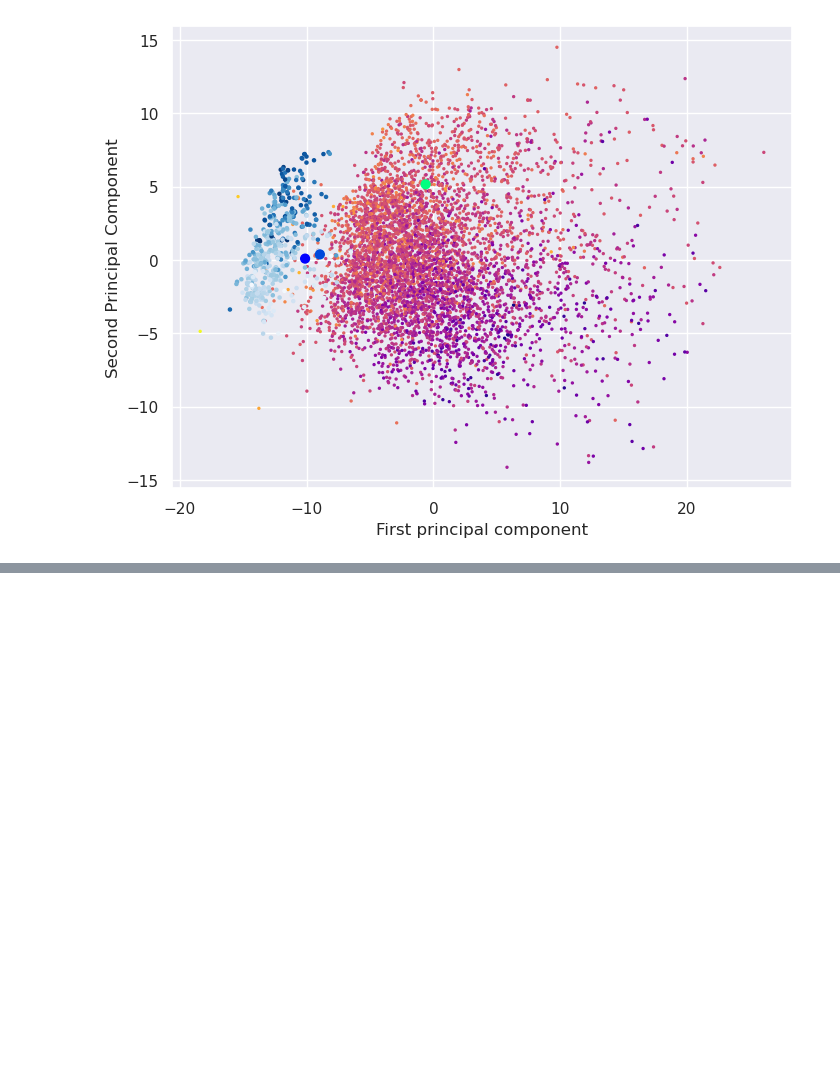
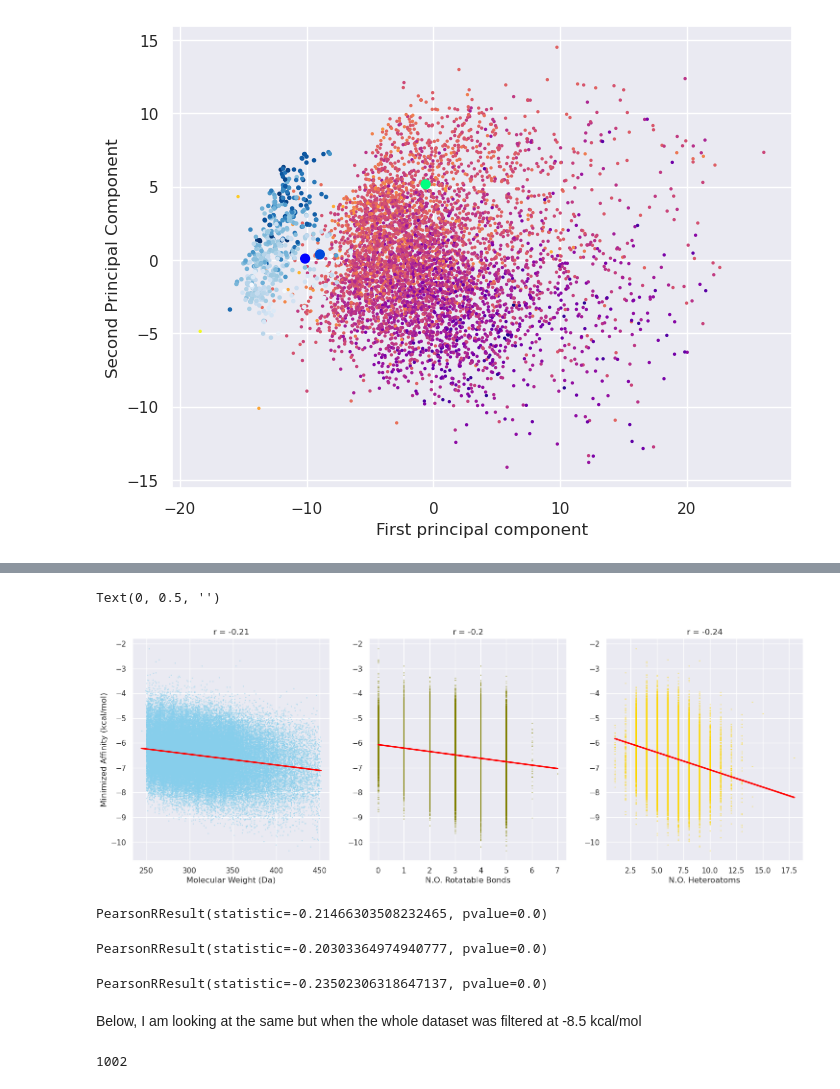
Before and after one commit to ersilia-os/pabb-docking, a Jupyter notebook: notebooks/validation.ipynb, the cells around one changed output, grey strips where cells are left out. Saved outputs shown, nothing was run; the diff lists cells and outputs as text; code cells hidden in the pictures; blank space fills up the shorter version.

```diff
--- a/notebooks/validation.ipynb
+++ b/notebooks/validation.ipynb
@@ -536,0 +627,44 @@ Text(0, 0.5, 'Second Principal Component')
+# %%
+# Correlation between minimizedAffinity and descriptors.
+
+sns.set(style="darkgrid")
+
+fig, axs = plt.subplots(1, 3, figsize=(18, 6))
+
+ax1 = sns.regplot(x="Molecular Weight", y="minimizedAffinity", data=dockinground1,
+                  scatter_kws={"color": "skyblue", "s": 0.2}, line_kws={"color": "red"}, ax=axs[0])
+r1=-0.21
+ax1.set_title("r = {}".format(r1))
+ax1.set_xlabel("Molecular Weight (Da)")
+ax1.set_ylabel("Minimized Affinity (kcal/mol)")
+
+ax2 = sns.regplot(x="Number of Rotatable Bonds", y="minimizedAffinity", data=dockinground1,
+                  scatter_kws={"color": "olive", "s": 0.2}, line_kws={"color": "red"}, ax=axs[1])
+r2 = -0.20
+ax2.set_title("r = {}".format(r2))
+ax2.set_xlabel("N.O. Rotatable Bonds")
+ax2.set_ylabel("")
+
+ax3 = sns.regplot(x="Number of Heteroatoms", y="minimizedAffinity", data=dockinground1,
+                  scatter_kws={"color": "gold", "s": 0.2}, line_kws={"color": "red"}, ax=axs[2])
+r3 = -0.24
+ax3.set_title("r = {}".format(r3))
+ax3.set_xlabel("N.O. Heteroatoms")
+ax3.set_ylabel("")
+# %% [output]
+Text(0, 0.5, '')
+[figure, added]
+# %%
+stats.pearsonr(dockinground1['Molecular Weight'], dockinground1['minimizedAffinity'])
+# %% [output]
+PearsonRResult(statistic=-0.21466303508232465, pvalue=0.0)
+# %%
+stats.pearsonr(dockinground1['Number of Rotatable Bonds'], dockinground1['minimizedAffinity'])
+# %% [output]
+PearsonRResult(statistic=-0.20303364974940777, pvalue=0.0)
+# %%
+stats.pearsonr(dockinground1['Number of Heteroatoms'], dockinground1['minimizedAffinity'])
+# %% [output]
+PearsonRResult(statistic=-0.23502306318647137, pvalue=0.0)
+# %% [markdown]
+Below, I am looking at the same but when the whole dataset was filtered at -8.5 kcal/mol
@@ -536,0 +712,6 @@ Text(0, 0.5, 'Second Principal Component')
+# %%
+filteredround1 = pd.read_csv(os.path.join(DATAPATH, "200k_reference_output", "filtered_desc.csv"))
+
+len(filteredround1)
+# %% [output]
+1002
```
Also changed, not shown: parts of 20 cells of this notebook, 8 other files.
